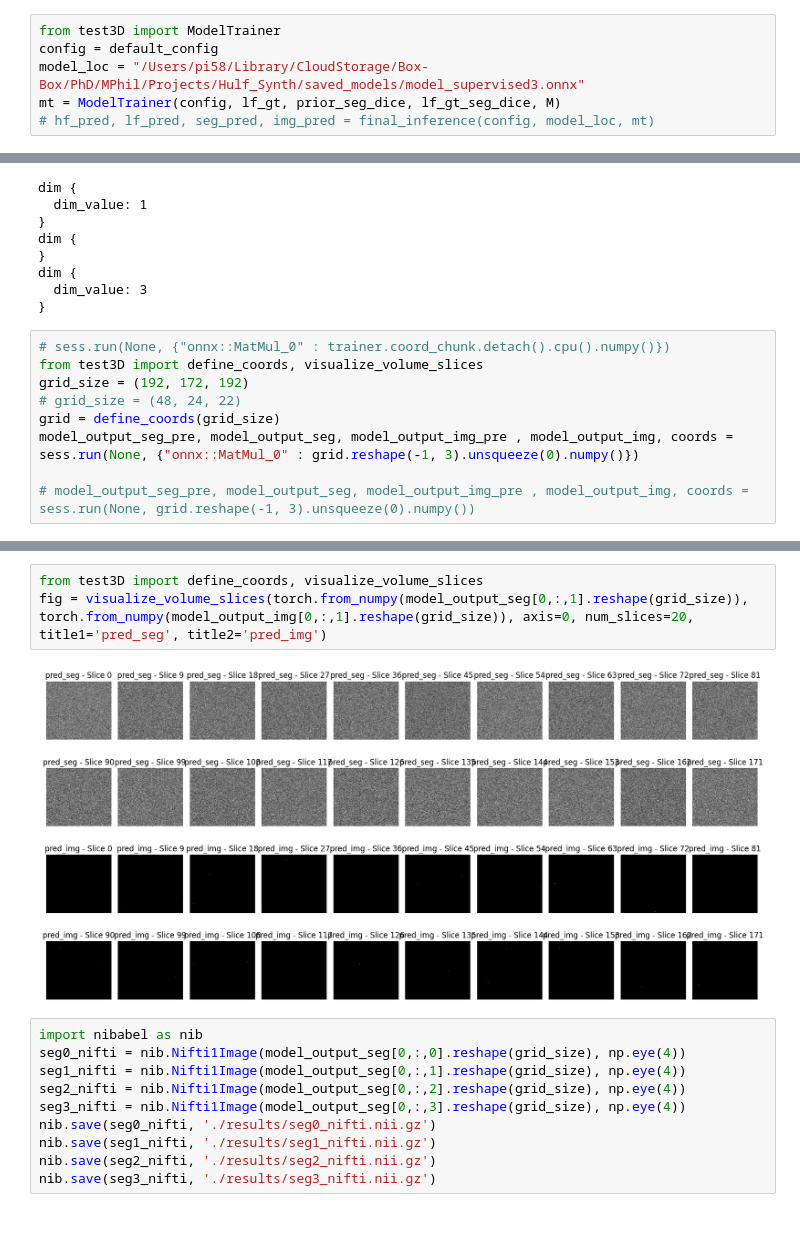
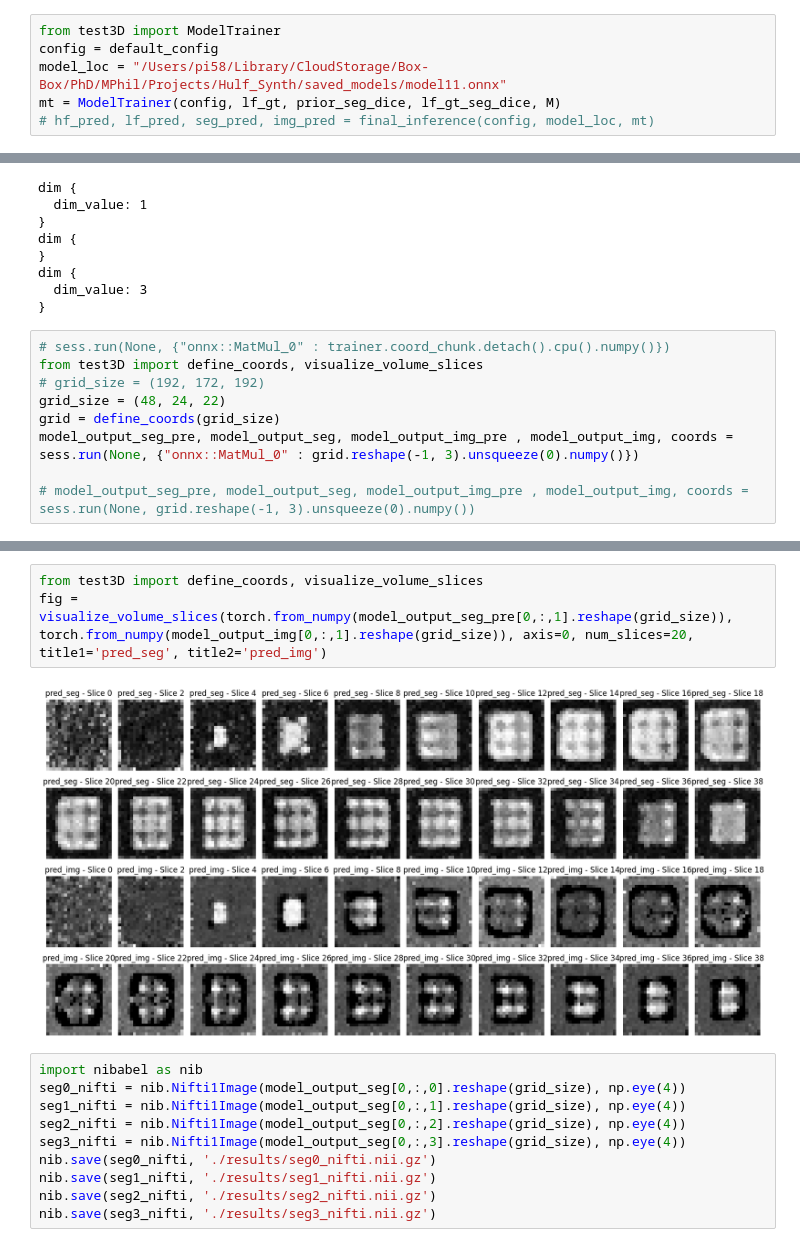
Before and after one commit to pranav-ind/hulfsynth, a Jupyter notebook: inference.ipynb, the cells around one changed output, grey strips where cells are left out. Cells and saved outputs as stored; diff of their text form.

```diff
--- a/inference.ipynb
+++ b/inference.ipynb
@@ -109,7 +109,7 @@ hf_ground_truth.shape, prior_seg_dice.shape
 # %%
 from test3D import ModelTrainer
 config = default_config
-model_loc = "/Users/pi58/Library/CloudStorage/Box-Box/PhD/MPhil/Projects/Hulf_Synth/saved_models/model_supervised3.onnx"
+model_loc = "/Users/pi58/Library/CloudStorage/Box-Box/PhD/MPhil/Projects/Hulf_Synth/saved_models/model11.onnx"
 mt = ModelTrainer(config, lf_gt, prior_seg_dice, lf_gt_seg_dice, M)
 # hf_pred, lf_pred, seg_pred, img_pred = final_inference(config, model_loc, mt)
 # %% [output]
@@ -138,8 +138,8 @@ dim {
 # %%
 # sess.run(None, {"onnx::MatMul_0" : trainer.coord_chunk.detach().cpu().numpy()})
 from test3D import define_coords, visualize_volume_slices
-grid_size = (192, 172, 192)
-# grid_size = (48, 24, 22)
+# grid_size = (192, 172, 192)
+grid_size = (48, 24, 22)
 grid = define_coords(grid_size)
 model_output_seg_pre, model_output_seg, model_output_img_pre , model_output_img, coords = sess.run(None, {"onnx::MatMul_0" : grid.reshape(-1, 3).unsqueeze(0).numpy()})
 
@@ -153,8 +153,8 @@ model_output_seg_pre, model_output_seg, model_output_img_pre , model_output_img,
 # %%
 from test3D import define_coords, visualize_volume_slices
-fig = visualize_volume_slices(torch.from_numpy(model_output_seg[0,:,1].reshape(grid_size)), torch.from_numpy(model_output_img[0,:,1].reshape(grid_size)), axis=0, num_slices=20, title1='pred_seg', title2='pred_img')
+fig = visualize_volume_slices(torch.from_numpy(model_output_seg_pre[0,:,1].reshape(grid_size)), torch.from_numpy(model_output_img[0,:,1].reshape(grid_size)), axis=0, num_slices=20, title1='pred_seg', title2='pred_img')
 # %% [output]
-[figure, old version]
+[figure, new version]
 # %%
 import nibabel as nib
 seg0_nifti = nib.Nifti1Image(model_output_seg[0,:,0].reshape(grid_size), np.eye(4))
```
Also changed, not shown: parts of 1 cell of this notebook, 30 other files.
